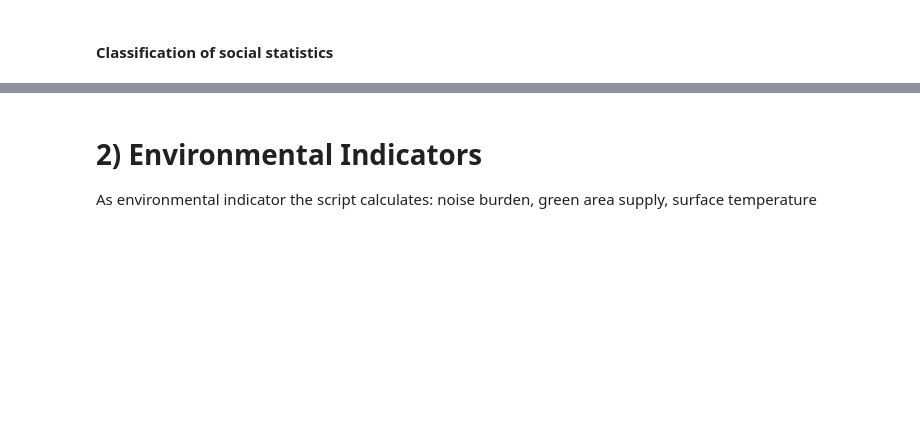
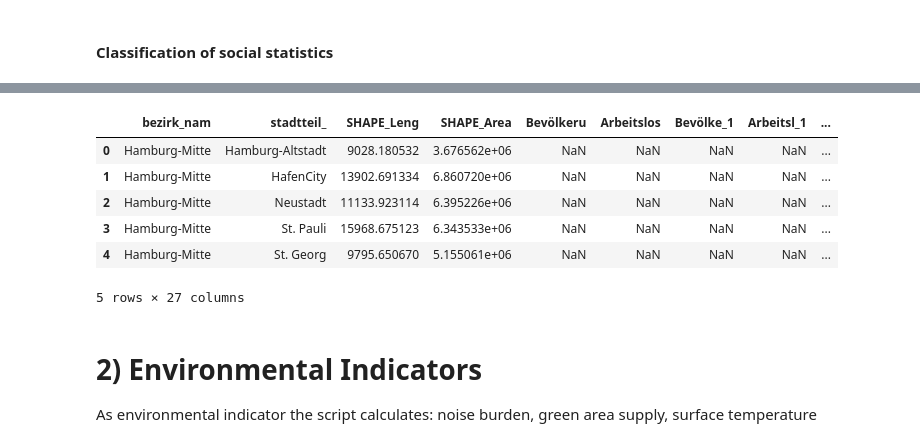
Before and after one commit to CharlotteGIS/egm722_project, a Jupyter notebook: my_project.ipynb, the cells around one changed output, grey strips where cells are left out. Drawn from its saved outputs; the diff is of its cells as text; code cells hidden in the pictures; blank space fills up the shorter version.

```diff
--- a/my_project.ipynb
+++ b/my_project.ipynb
@@ -215,6 +240,16 @@ z_scores_admin_pop.columns = ['%unemployed_z','%social_benefits_z', '%social_hou
 admin_socstats = pd.merge(admin_pop, z_scores_admin_pop, left_index=True, right_index=True)
 #drop the column with the "old statistics"
 admin_socstats.drop(columns=['%unemployed','%social_benefits','%social_housing','%unemployed>65']);
+# %%
+admin_socstats.head()
+# %% [output]
+|  | bezirk_nam | stadtteil_ | SHAPE_Leng | SHAPE_Area | Bevölkeru | Arbeitslos | Bevölke_1 | Arbeitsl_1 | ... |
+| 0 | Hamburg-Mitte | Hamburg-Altstadt | 9028.180532 | 3.676562e+06 | NaN | NaN | NaN | NaN | ... |
+| 1 | Hamburg-Mitte | HafenCity | 13902.691334 | 6.860720e+06 | NaN | NaN | NaN | NaN | ... |
+| 2 | Hamburg-Mitte | Neustadt | 11133.923114 | 6.395226e+06 | NaN | NaN | NaN | NaN | ... |
+| 3 | Hamburg-Mitte | St. Pauli | 15968.675123 | 6.343533e+06 | NaN | NaN | NaN | NaN | ... |
+| 4 | Hamburg-Mitte | St. Georg | 9795.650670 | 5.155061e+06 | NaN | NaN | NaN | NaN | ... |
+5 rows × 27 columns
 # %% [markdown]
 # 2) Environmental Indicators
 As environmental indicator the script calculates: noise burden, green area supply, surface temperature
```
Also changed, not shown: parts of 34 cells of this notebook.
